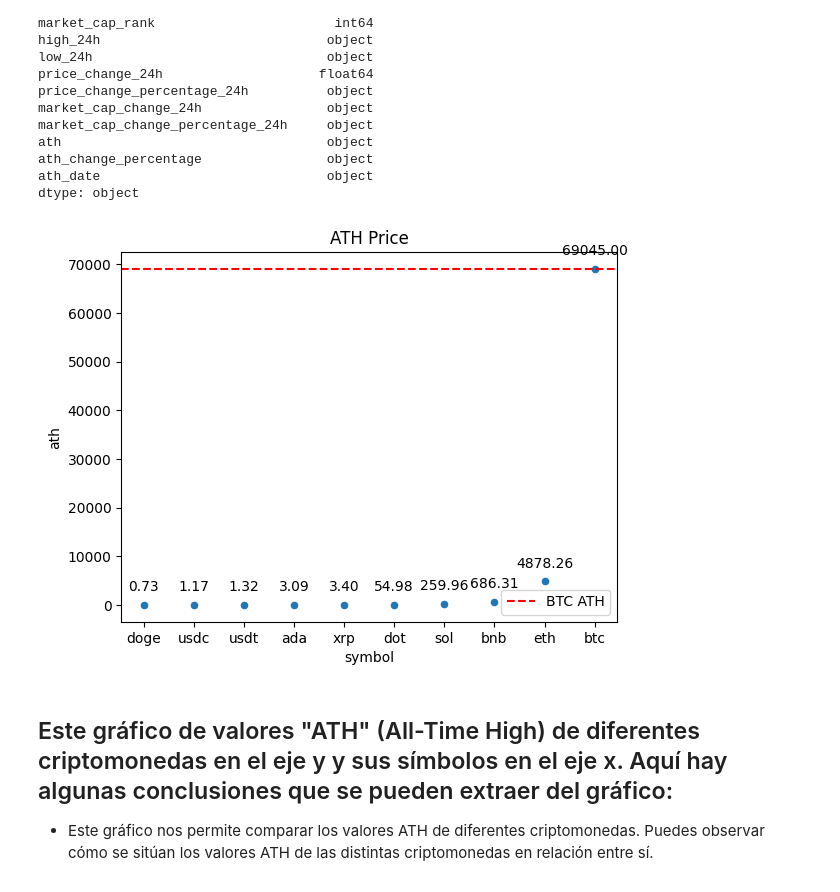
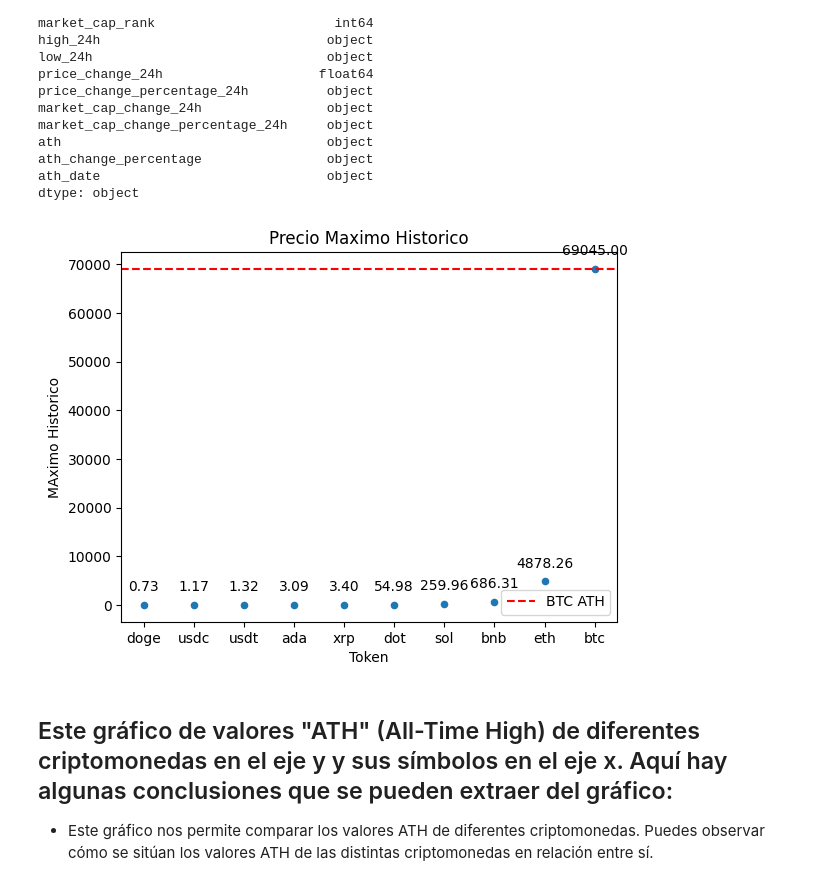
Before and after one commit to Bzetatuc/PI_2_Henry, a Jupyter notebook: EDA/eda.ipynb, the cells around one changed output. Drawn from its saved outputs; the diff is of its cells as text; code cells hidden in the pictures.

```diff
--- a/EDA/eda.ipynb
+++ b/EDA/eda.ipynb
@@ -102,37 +103,37 @@ dtype: object
 # %%
 
 
 # Eliminar comas de la columna 'ath' y convertir a valores numéricos
 df_crypto_Dates['ath'] = df_crypto_Dates['ath'].str.replace(',', '').astype(float)
 
 # Ordenar el DataFrame por 'ath' de menor a mayor
 df_sorted = df_crypto_Dates.sort_values(by='ath', ascending=True)
 
 # Crear el gráfico de dispersión
 fig, ax = plt.subplots()
 df_sorted.plot(x='symbol', y='ath', kind='scatter', ax=ax)
 
 # Configurar etiquetas y título
-plt.xlabel('symbol')
-plt.ylabel('ath')
-plt.title('ATH Price')
+plt.xlabel('Token')
+plt.ylabel('MAximo Historico')
+plt.title('Precio Maximo Historico')
 
 # Agregar línea punteada roja para el ATH de BTC
 btc_row = df_sorted[df_sorted['symbol'] == 'btc']
 if not btc_row.empty:
     btc_position = btc_row['ath'].values[0]
     ax.axhline(y=btc_position, color='red', linestyle='--', label='BTC ATH')
 
 # Mostrar los valores exactos en los puntos del gráfico
 for i, row in df_sorted.iterrows():
     ax.annotate(f"{row['ath']:.2f}", (row['symbol'], row['ath']), textcoords="offset points", xytext=(0,10), ha='center')
 
 # Mostrar leyenda
 ax.legend()
 
 plt.show()
 # %% [output]
-[figure, old version]
+[figure, new version]
 # %% [markdown]
 ## Este gráfico de  valores "ATH" (All-Time High) de diferentes criptomonedas en el eje y y sus símbolos en el eje x. Aquí hay algunas conclusiones que se pueden extraer del gráfico:
 
```
Also changed, not shown: parts of 39 cells of this notebook, 18 other files.
